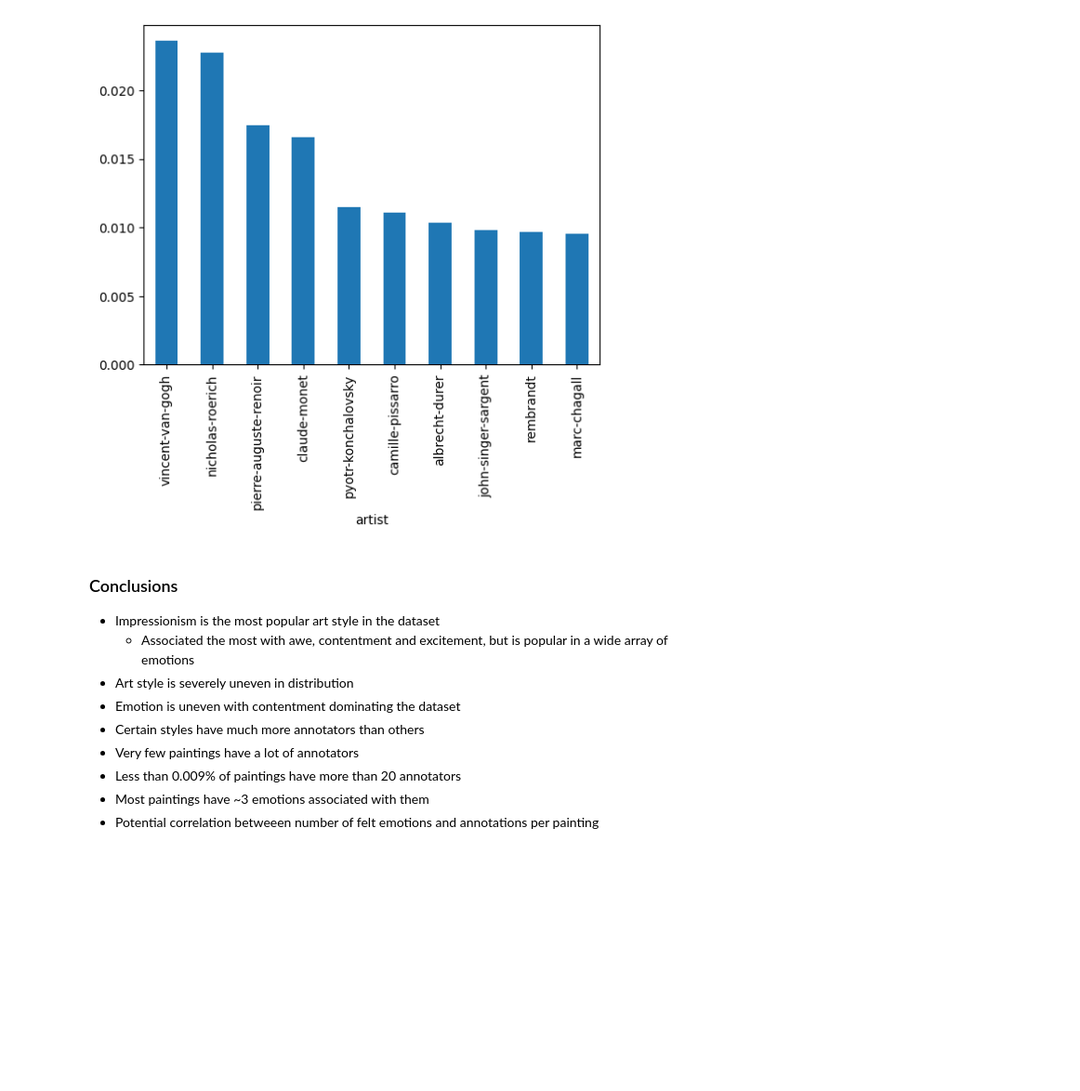
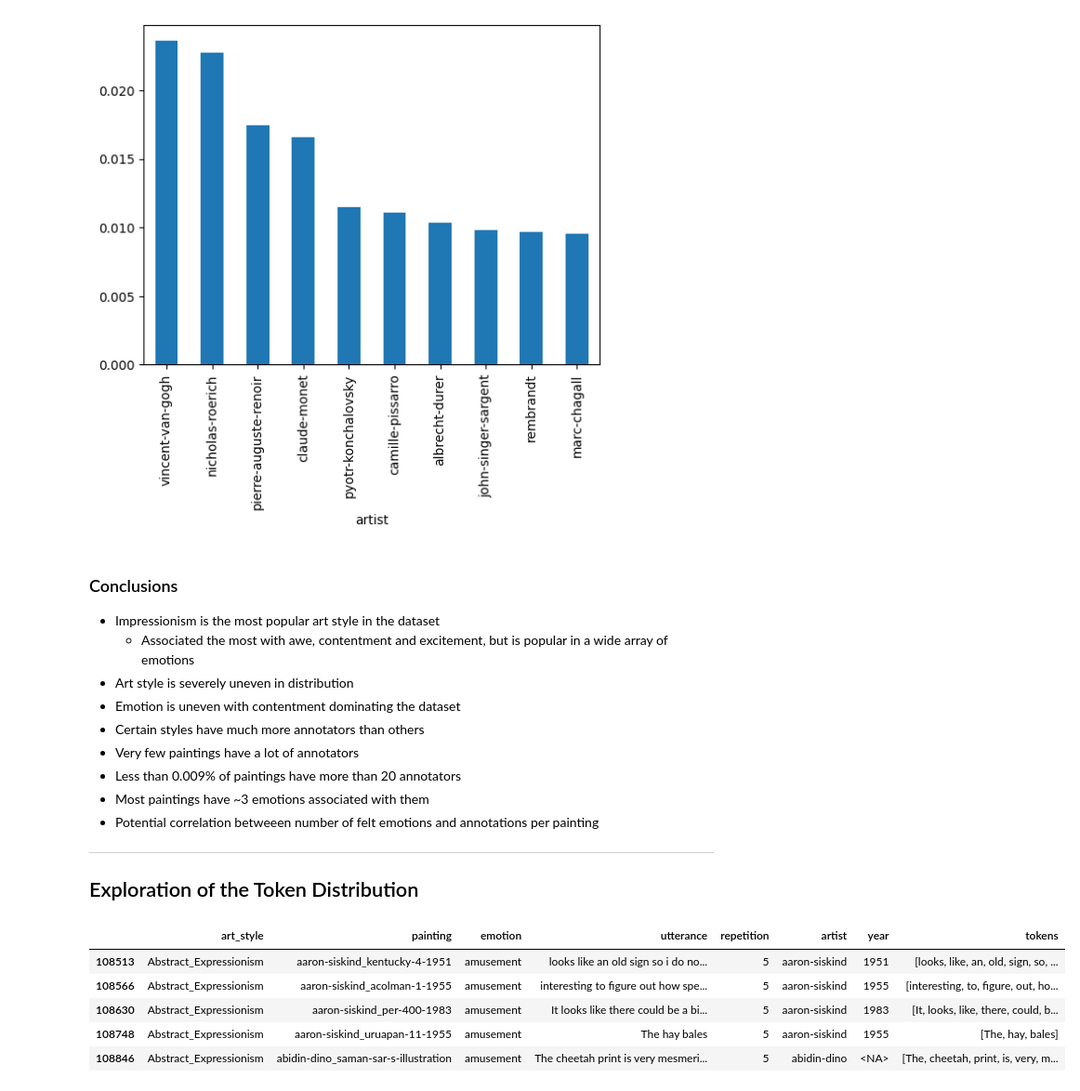
Before and after one commit to AlejandroCiuba/CS2756-Group-Project, a Jupyter notebook: Alejandro/data_exploration.ipynb, the cells around one changed output. Shown: that part at 93% size. Drawn from its saved outputs; the diff is of its cells as text; code cells hidden in the pictures; blank space fills up the shorter version.

Commit message:
Token exploration

```diff
--- a/Alejandro/data_exploration.ipynb
+++ b/Alejandro/data_exploration.ipynb
@@ -310,3 +311,15 @@ mod_df.artist.value_counts(normalize=True).nlargest(10, keep="all").plot(kind="b
 - Less than 0.009% of paintings have more than 20 annotators
 - Most paintings have ~3 emotions associated with them
 - Potential correlation betweeen number of felt emotions and annotations per painting
+---
+## Exploration of the Token Distribution
+# %%
+art_df["tokens"] = art_df.utterance.map(nltk.word_tokenize)
+art_df.head()
+# %% [output]
+|  | art_style | painting | emotion | utterance | repetition | artist | year | tokens |
+| 108513 | Abstract_Expressionism | aaron-siskind_kentucky-4-1951 | amusement | looks like an old sign so i do no... | 5 | aaron-siskind | 1951 | [looks, like, an, old, sign, so, ... |
+| 108566 | Abstract_Expressionism | aaron-siskind_acolman-1-1955 | amusement | interesting to figure out how spe... | 5 | aaron-siskind | 1955 | [interesting, to, figure, out, ho... |
+| 108630 | Abstract_Expressionism | aaron-siskind_per-400-1983 | amusement | It looks like there could be a bi... | 5 | aaron-siskind | 1983 | [It, looks, like, there, could, b... |
+| 108748 | Abstract_Expressionism | aaron-siskind_uruapan-11-1955 | amusement | The hay bales | 5 | aaron-siskind | 1955 | [The, hay, bales] |
+| 108846 | Abstract_Expressionism | abidin-dino_saman-sar-s-illustration | amusement | The cheetah print is very mesmeri... | 5 | abidin-dino | <NA> | [The, cheetah, print, is, very, m... |
```
Also changed, not shown: parts of 2 cells of this notebook, 1 other file.
